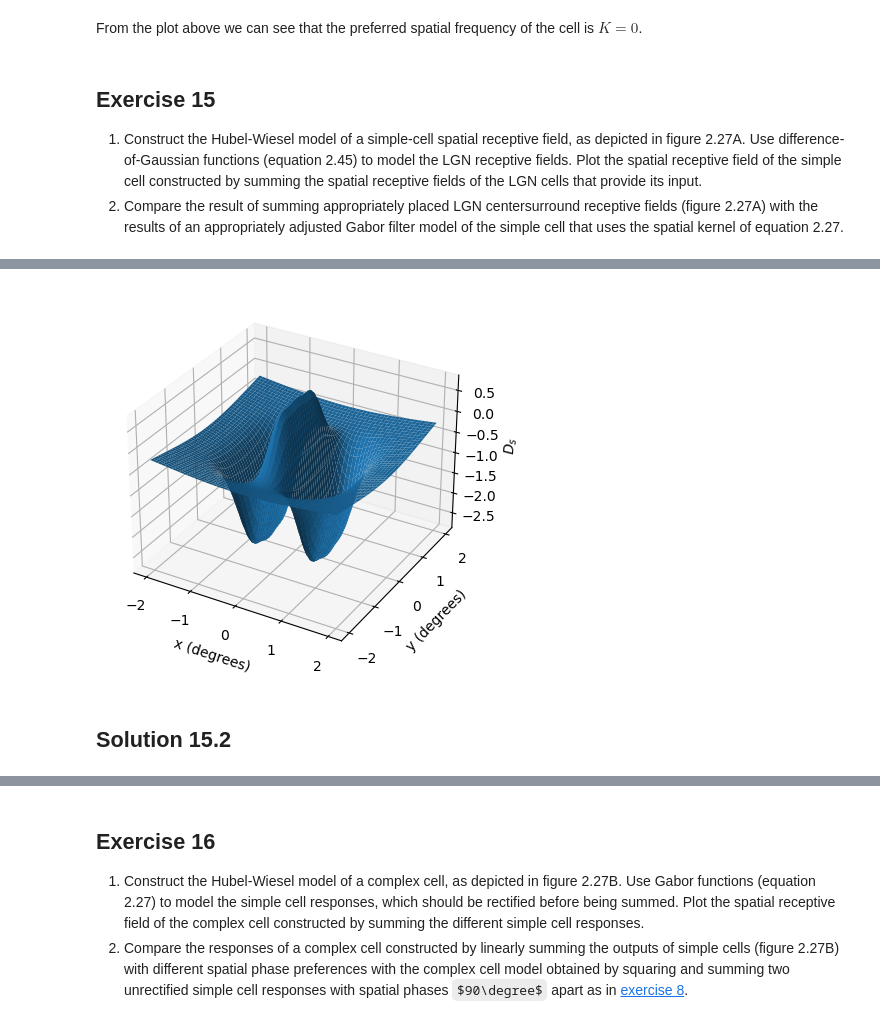
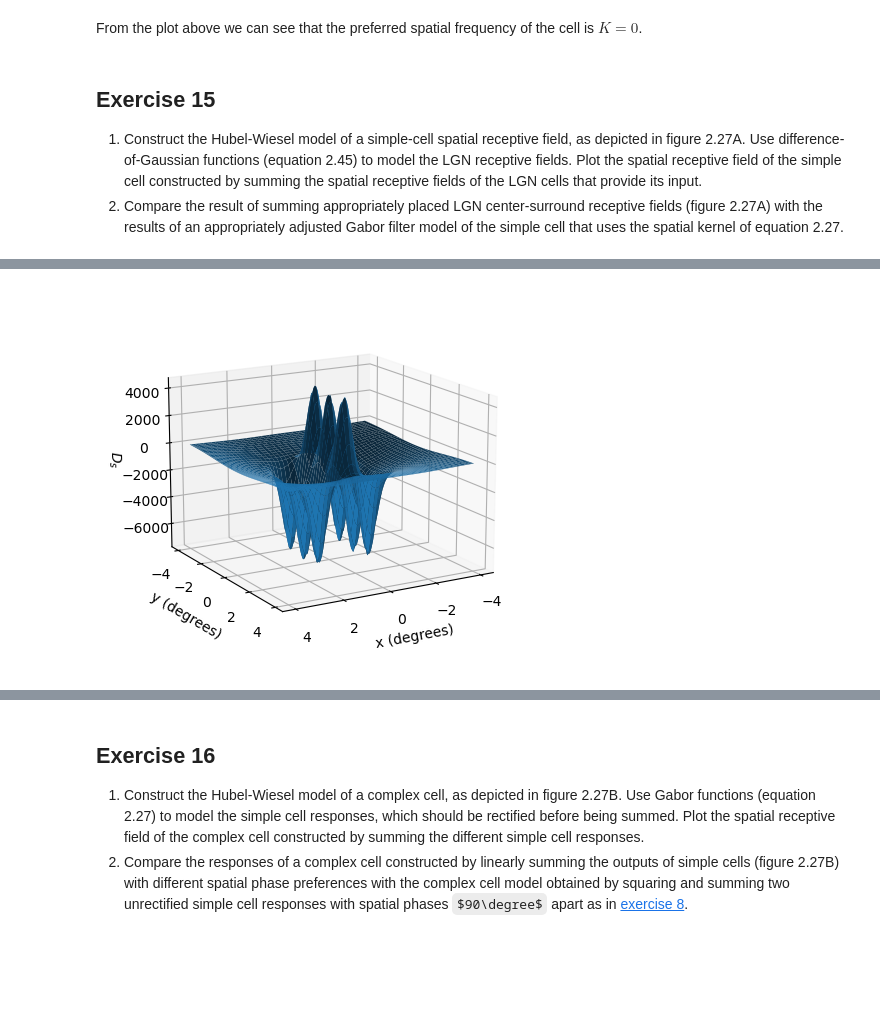
Before and after one commit to JKilgallen/theoretical_neuroscience, a Jupyter notebook: exercises/c2.ipynb, the cells around one changed output, grey strips where cells are left out. Cells and saved outputs as stored; diff of their text form; code cells hidden in the pictures; some formulas as TeX source; blank space fills up the shorter version.

Commit message:
Added solution to exercises 12.2 and 15.2

```diff
--- a/exercises/c2.ipynb
+++ b/exercises/c2.ipynb
@@ -1381,7 +1422,7 @@ From the plot above we can see that the preferred spatial frequency of the cell
 # %% [markdown]
 ## Exercise 15
 1. Construct the Hubel-Wiesel model of a simple-cell spatial receptive field, as depicted in figure 2.27A. Use difference-of-Gaussian functions (equation 2.45) to model the LGN receptive fields. Plot the spatial receptive field of the simple cell constructed by summing the spatial receptive fields of the LGN cells that provide its input.
-2. Compare the result of summing appropriately placed LGN centersurround receptive fields (figure 2.27A) with the results of an appropriately adjusted Gabor filter model of the simple cell that uses the spatial kernel of equation 2.27.
+2. Compare the result of summing appropriately placed LGN center-surround receptive fields (figure 2.27A) with the results of an appropriately adjusted Gabor filter model of the simple cell that uses the spatial kernel of equation 2.27.
 # %% [markdown]
 ## Solution 15.1
 The Hubel-Wiesel model diagram in figure 2.27A is shown below:
@@ -1390,36 +1431,34 @@ The Hubel-Wiesel model diagram in figure 2.27A is shown below:
 
 We can see that in the diagram the receptive fields are aligned such that the receptive field center regions border one another. The LGN spatial receptive fields are given by the equation $$D_{s}\left(x,y\right)=\pm\left(\frac{1}{2\pi\sigma_{cen}^{2}}\exp\left(-\frac{x^{2}+y^{2}}{2\sigma_{cen}^{2}}\right)-\frac{B}{2\pi\sigma_{sur}^{2}}\exp\left(-\frac{x^{2}+y^{2}}{2\sigma_{sur}^{2}}\right)\right). $$ So if we take with $\sigma_{cen}=0.3\degree,\ \sigma_{sur}=1.5\degree$ and $B=5$ as in [exercise 14](##exercise-14) we can find the borders of the center region of the receptive field by solving $$D_{s}\left(x,y\right)=0.$$ However,  $D_s(x,y)=0$ defines a circle about the origin, so we can find the radius by solving in the case $y=0$ which yields radius $\approx 0.549336\degree$. So, we can define receptive fields of the adjacent cells by offsetting the origin appropriately.
 # %%
-dx = 0.01
-dy = 0.01
-x = np.arange(-2, 2, dx)
-y = np.arange(-2, 2, dy)
+dx = 0.001
+dy = 0.001
+x = np.arange(-4*np.pi/180, 4*np.pi/180, dx)
+y = np.arange(-4*np.pi/180, 4*np.pi/180, dy)
 
 xs, ys = np.meshgrid(x, y)
 
-sigma_c = 0.3
-sigma_s = 1.5
+sigma_c = 0.3*np.pi/180
+sigma_s = 1.5*np.pi/180
 B=5
-offset = sigma_c
-#0.549336
+offset = 0.549336*np.pi/180
 
 D_s = get_lgn_spatial_kernel(xs, ys, sigma_c, sigma_s, B)
 D_s += get_lgn_spatial_kernel(xs, ys+2*offset, sigma_c, sigma_s, B)
 D_s += get_lgn_spatial_kernel(xs, ys-2*offset, sigma_c, sigma_s, B)
 D_s -= get_lgn_spatial_kernel(xs-2*offset, ys, sigma_c, sigma_s, B)
 D_s -= get_lgn_spatial_kernel(xs-2*offset, ys+2*offset, sigma_c, sigma_s, B)
 D_s -= get_lgn_spatial_kernel(xs-2*offset, ys-2*offset, sigma_c, sigma_s, B)
 D_s -= get_lgn_spatial_kernel(xs+2*offset, ys, sigma_c, sigma_s, B)
 D_s -= get_lgn_spatial_kernel(xs+2*offset, ys+2*offset, sigma_c, sigma_s, B)
 D_s -= get_lgn_spatial_kernel(xs+2*offset, ys-2*offset, sigma_c, sigma_s, B)
 
 ax = plt.axes(projection='3d')
 
-ax.plot_surface(xs, ys, D_s)
+ax.plot_surface(xs*180/np.pi, ys*180/np.pi, D_s)
 ax.set_xlabel("x (degrees)")
 ax.set_ylabel("y (degrees)")
-ax.set_zlabel(r'$D_s$');
+ax.set_zlabel(r'$D_s$')
+ax.view_init(15, 60);
 # %% [output]
-[figure, old version]
+[figure, new version]
-# %% [markdown]
-## Solution 15.2
```
Also changed, not shown: parts of 8 cells of this notebook.
